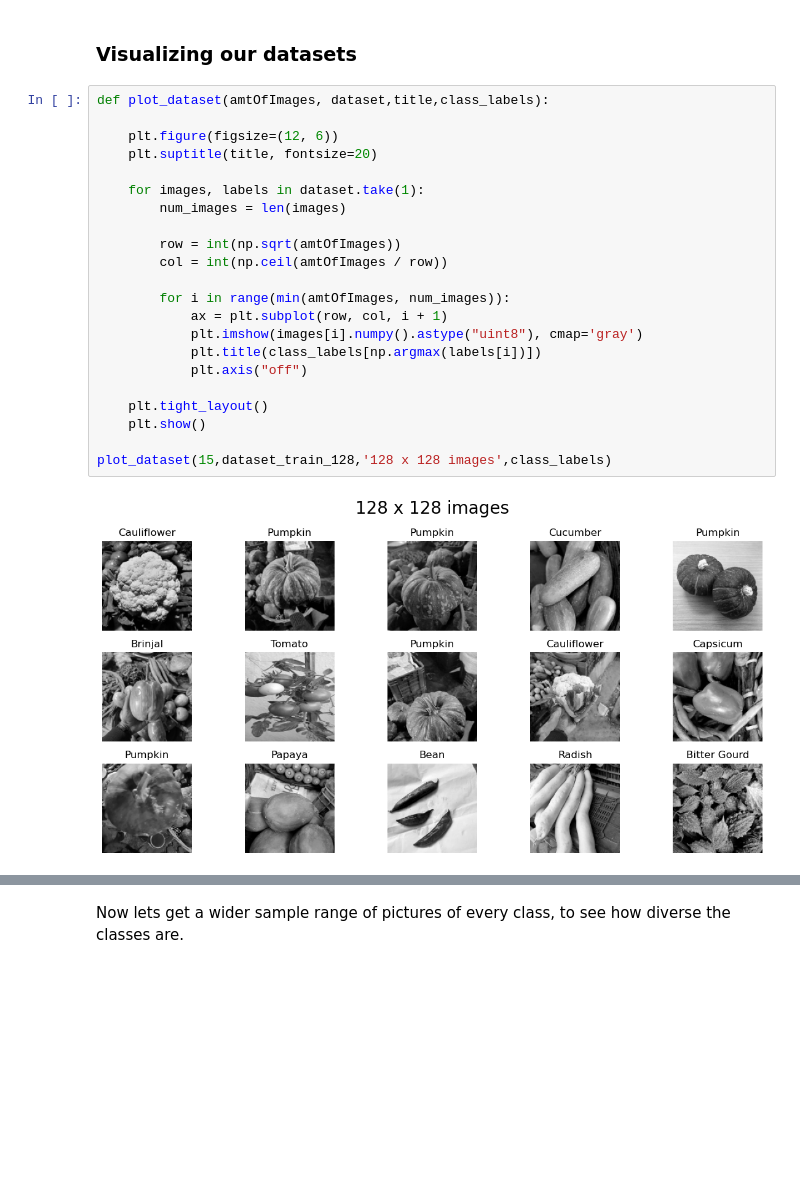
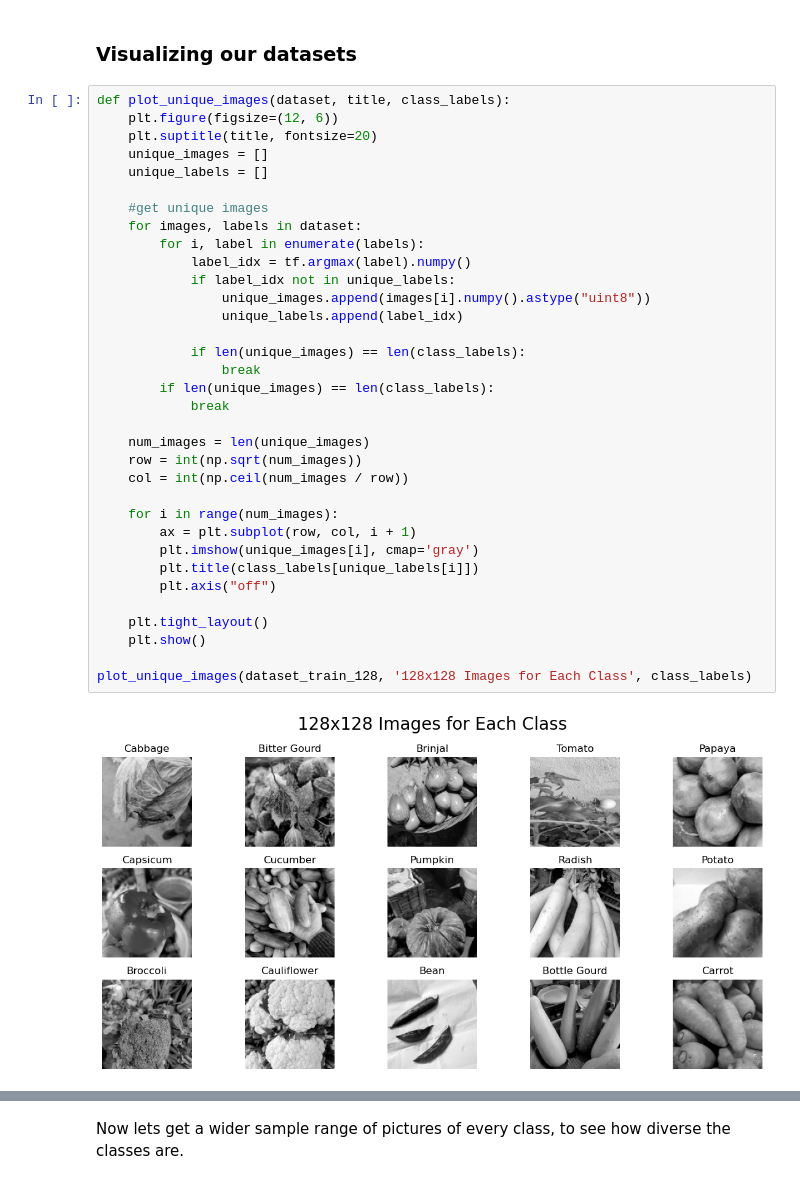
Before and after one commit to errnasty/Connvolution-and-Recurrent-Neural-Networks, a Jupyter notebook: CNN.ipynb, the cells around one changed output, grey strips where cells are left out. Saved outputs shown, nothing was run; the diff lists cells and outputs as text; blank space fills up the shorter version.

```diff
--- a/CNN.ipynb
+++ b/CNN.ipynb
@@ -141,26 +139,38 @@ We have a default batch size of 64, since tf.keras.preprocessing.image_dataset_f
 # %% [markdown]
 ### Visualizing our datasets
 # %%
-def plot_dataset(amtOfImages, dataset,title,class_labels):
-
+def plot_unique_images(dataset, title, class_labels):
     plt.figure(figsize=(12, 6))
     plt.suptitle(title, fontsize=20)
+    unique_images = []
+    unique_labels = []
 
-    for images, labels in dataset.take(1):
-        num_images = len(images)
+    #get unique images
+    for images, labels in dataset:
+        for i, label in enumerate(labels):
+            label_idx = tf.argmax(label).numpy()
+            if label_idx not in unique_labels:
+                unique_images.append(images[i].numpy().astype("uint8"))
+                unique_labels.append(label_idx)
 
-        row = int(np.sqrt(amtOfImages))
-        col = int(np.ceil(amtOfImages / row))
+            if len(unique_images) == len(class_labels):
+                break
+        if len(unique_images) == len(class_labels):
+            break
 
-        for i in range(min(amtOfImages, num_images)):
-            ax = plt.subplot(row, col, i + 1)
-            plt.imshow(images[i].numpy().astype("uint8"), cmap='gray')
-            plt.title(class_labels[np.argmax(labels[i])])
-            plt.axis("off")
+    num_images = len(unique_images)
+    row = int(np.sqrt(num_images))
+    col = int(np.ceil(num_images / row))
+
+    for i in range(num_images):
+        ax = plt.subplot(row, col, i + 1)
+        plt.imshow(unique_images[i], cmap='gray')
+        plt.title(class_labels[unique_labels[i]])
+        plt.axis("off")
 
     plt.tight_layout()
     plt.show()
 
-plot_dataset(15,dataset_train_128,'128 x 128 images',class_labels)
+plot_unique_images(dataset_train_128, '128x128 Images for Each Class', class_labels)
 # %% [output]
-[figure, old version]
+[figure, new version]
```
Also changed, not shown: parts of 25 cells of this notebook.
